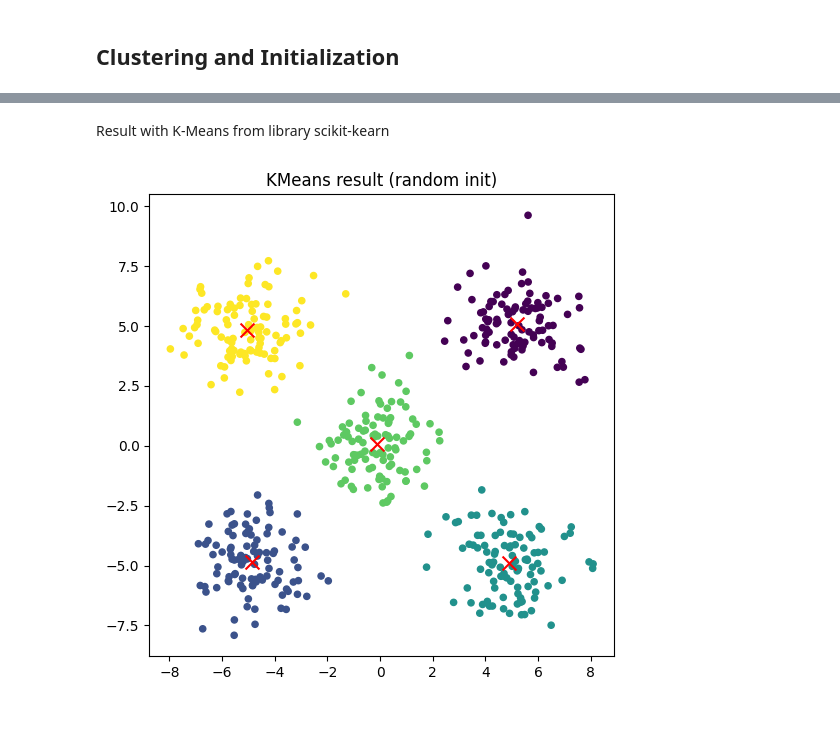
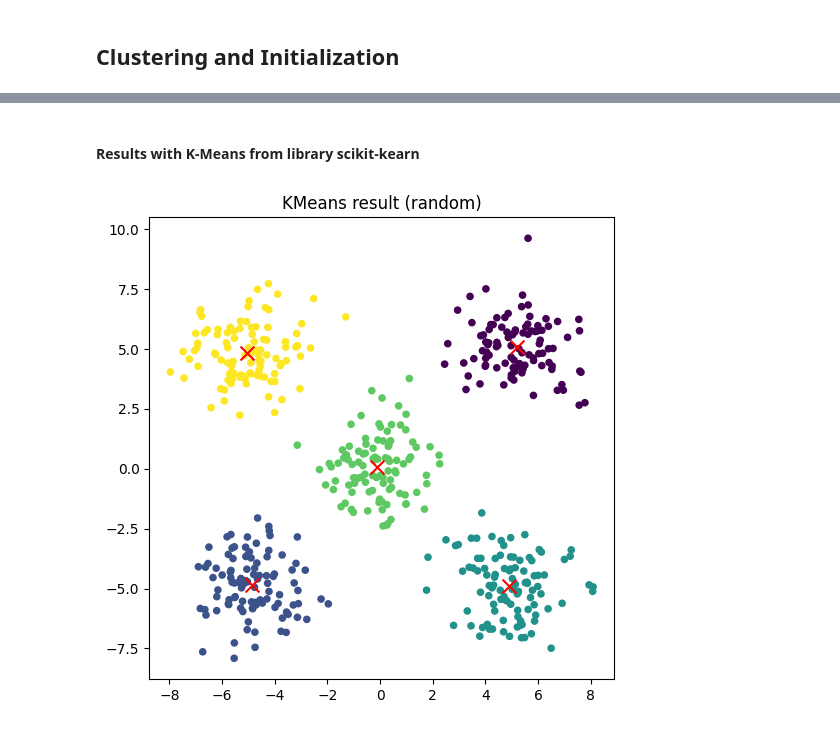
Before and after one commit to MatteoBisotti/statML_project, a Jupyter notebook: code/main.ipynb, the cells around one changed output, grey strips where cells are left out. Drawn from its saved outputs; the diff is of its cells as text; code cells hidden in the pictures.

```diff
--- a/code/main.ipynb
+++ b/code/main.ipynb
@@ -18,6 +22,9 @@ centers = [
 
 n_samples = 500     # total number of points
 std = 1.2           # deviation standard
+n_features = 2      # number of features
 random_state = 42   # random seed
 
-X, y = generate_blobs(centers=centers, n_samples=n_samples, std=std, random_state=random_state)
+X, y = generate_blobs(centers=centers, n_samples=n_samples, std=std, n_features=n_features, random_state=random_state)
+
+plot_synthetic_points(X, y)
@@ -24,19 +75,15 @@ X, y = generate_blobs(centers=centers, n_samples=n_samples, std=std, random_stat
 # %% [markdown]
-Result with K-Means from library scikit-kearn
+#### Results with K-Means from library scikit-kearn
 # %%
-kmeans = KMeans(n_clusters=5, init='random', n_init=1)
+# kmeans++ with mine synthetic points
+kmeans = KMeans(n_clusters=5, init='random', n_init=10)
 kmeans.fit(X)
 
 labels = kmeans.labels_
 centroids = kmeans.cluster_centers_
 
+init = "random"
 
-# 3. plot risultato
-plt.figure(figsize=(6,6))
-plt.scatter(X[:,0], X[:,1], c=labels, cmap='viridis', s=20)
-plt.scatter(centroids[:,0], centroids[:,1], c='red', marker='x', s=100)
-
-plt.title("KMeans result (random init)")
-plt.show()
+plot_kmeans_result(X, labels, centroids, init)
 # %% [output]
-[figure, old version]
+[figure, new version]
```
Also changed, not shown: parts of 11 cells of this notebook, 3 other files.
